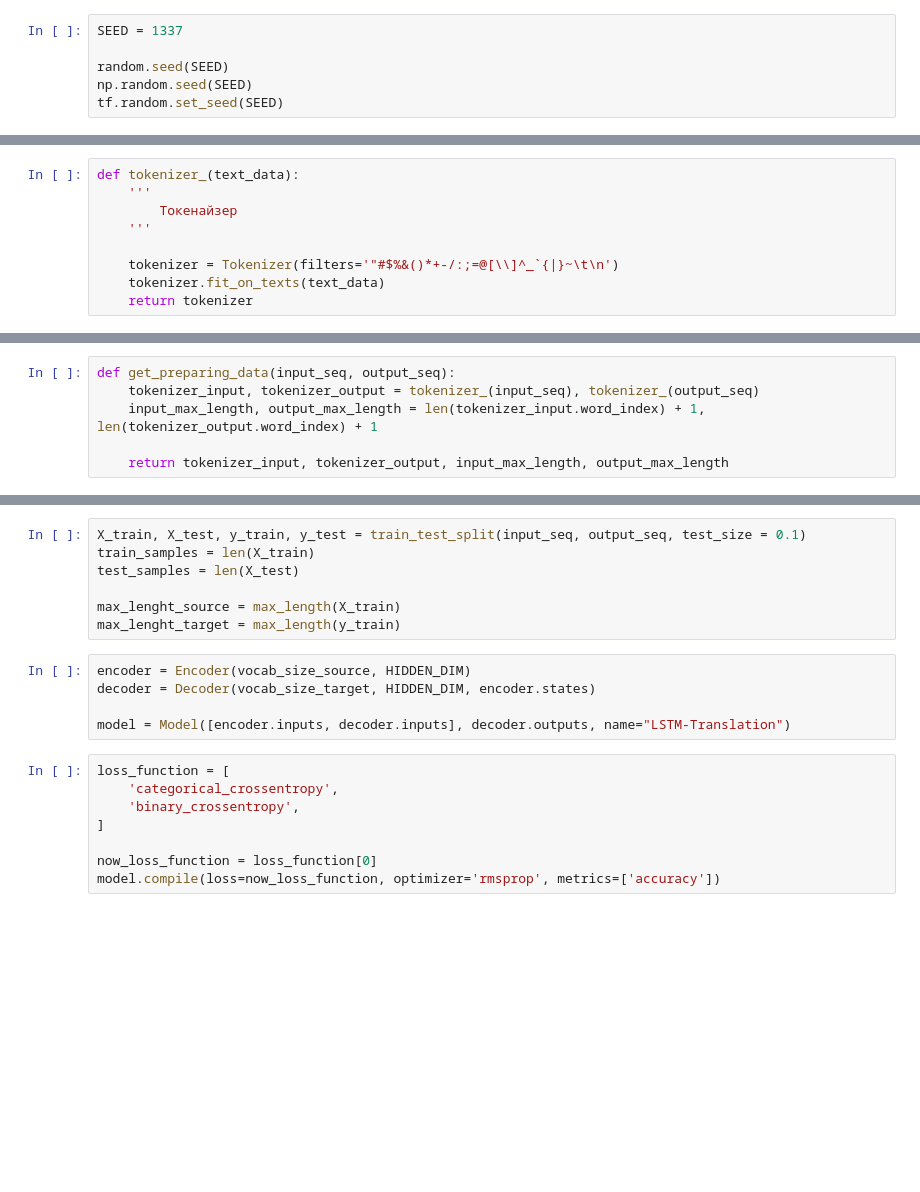
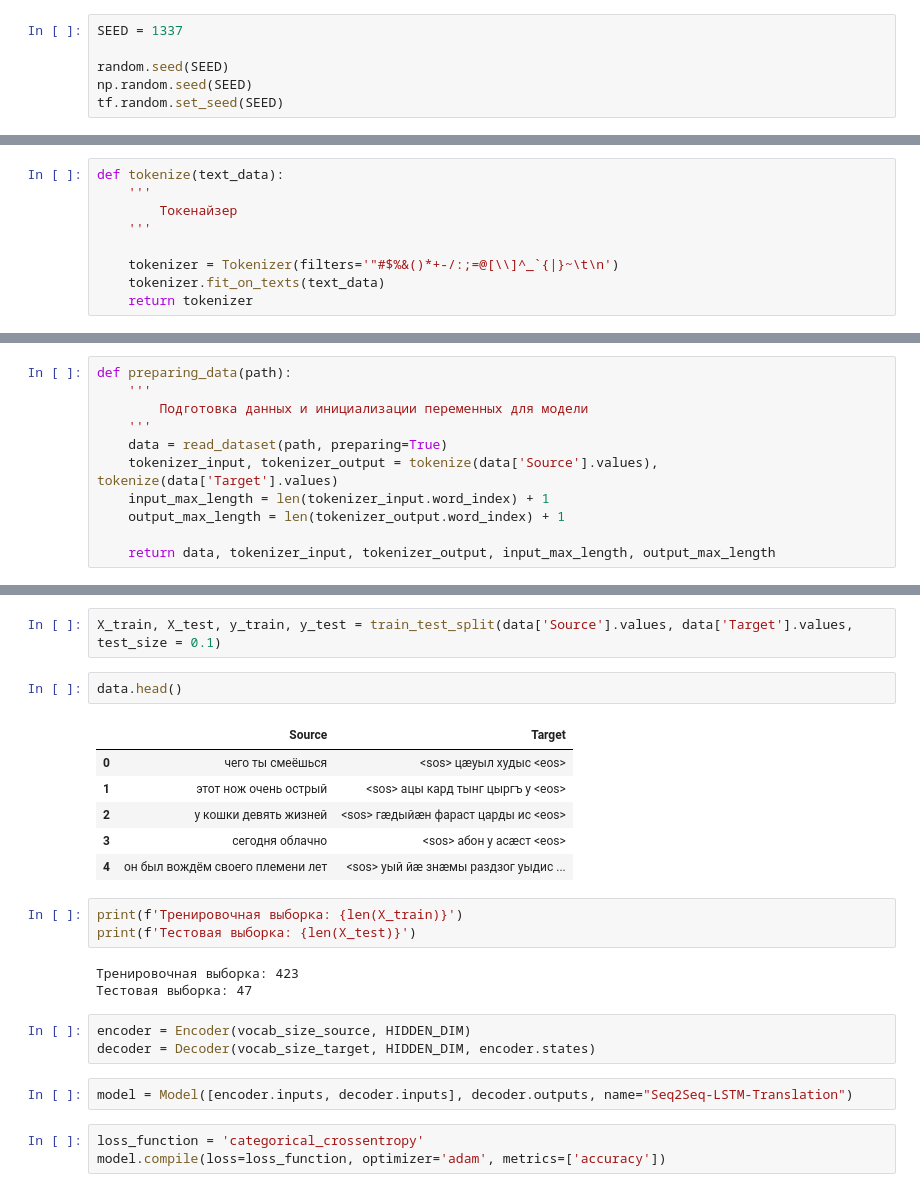
Before and after one commit to Onigatari/Graduate-Work, a Jupyter notebook: Notebook/Remain-LSTM.ipynb, the cells around one changed output, grey strips where cells are left out. Drawn from its saved outputs; the diff is of its cells as text; blank space fills up the shorter version.

```diff
--- a/Notebook/Remain-LSTM.ipynb
+++ b/Notebook/Remain-LSTM.ipynb
@@ -86,7 +90,7 @@ def load_dataset(path):
 
     return language_data
 # %%
-def tokenizer_(text_data):
+def tokenize(text_data):
     '''
         Токенайзер
     '''
@@ -101,6 +101,11 @@ def max_length(data):
 # %%
-def get_preparing_data(input_seq, output_seq):
-    tokenizer_input, tokenizer_output = tokenizer_(input_seq), tokenizer_(output_seq)
-    input_max_length, output_max_length = len(tokenizer_input.word_index) + 1, len(tokenizer_output.word_index) + 1
+def preparing_data(path):
+    '''
+        Подготовка данных и инициализации переменных для модели
+    '''
+    data = read_dataset(path, preparing=True)
+    tokenizer_input, tokenizer_output = tokenize(data['Source'].values), tokenize(data['Target'].values)
+    input_max_length = len(tokenizer_input.word_index) + 1
+    output_max_length = len(tokenizer_output.word_index) + 1
 
-    return tokenizer_input, tokenizer_output, input_max_length, output_max_length
+    return data, tokenizer_input, tokenizer_output, input_max_length, output_max_length
@@ -202,21 +222,26 @@ pkl.dump(tokenizer_output, open(f'{path[:-4]}-tokenizer_output.pkl', 'wb'))
 # %%
-X_train, X_test, y_train, y_test = train_test_split(input_seq, output_seq, test_size = 0.1)
-train_samples = len(X_train)
-test_samples = len(X_test)
-
-max_lenght_source = max_length(X_train)
-max_lenght_target = max_length(y_train)
+X_train, X_test, y_train, y_test = train_test_split(data['Source'].values, data['Target'].values, test_size = 0.1)
+# %%
+data.head()
+# %% [output]
+|  | Source | Target |
+| 0 | чего ты смеёшься | <sos> цæуыл худыс <eos> |
+| 1 | этот нож очень острый | <sos> ацы кард тынг цыргъ у <eos> |
+| 2 | у кошки девять жизней | <sos> гæдыйæн фараст царды ис <eos> |
+| 3 | сегодня облачно | <sos> абон у асæст <eos> |
+| 4 | он был вождём своего племени лет | <sos> уый йæ знæмы раздзог уыдис ... |
+# %%
+print(f'Тренировочная выборка: {len(X_train)}')
+print(f'Тестовая выборка: {len(X_test)}')
+# %% [output]
+Тренировочная выборка: 423
+Тестовая выборка: 47
 # %%
 encoder = Encoder(vocab_size_source, HIDDEN_DIM)
 decoder = Decoder(vocab_size_target, HIDDEN_DIM, encoder.states)
-
-model = Model([encoder.inputs, decoder.inputs], decoder.outputs, name="LSTM-Translation")
+# %%
+model = Model([encoder.inputs, decoder.inputs], decoder.outputs, name="Seq2Seq-LSTM-Translation")
 # %%
-loss_function = [
-    'categorical_crossentropy',
-    'binary_crossentropy',
-]
-
-now_loss_function = loss_function[0]
-model.compile(loss=now_loss_function, optimizer='rmsprop', metrics=['accuracy'])
+loss_function = 'categorical_crossentropy'
+model.compile(loss=loss_function, optimizer='adam', metrics=['accuracy'])
 # %% [markdown]
```
Also changed, not shown: parts of 49 cells of this notebook, 24 other files.
